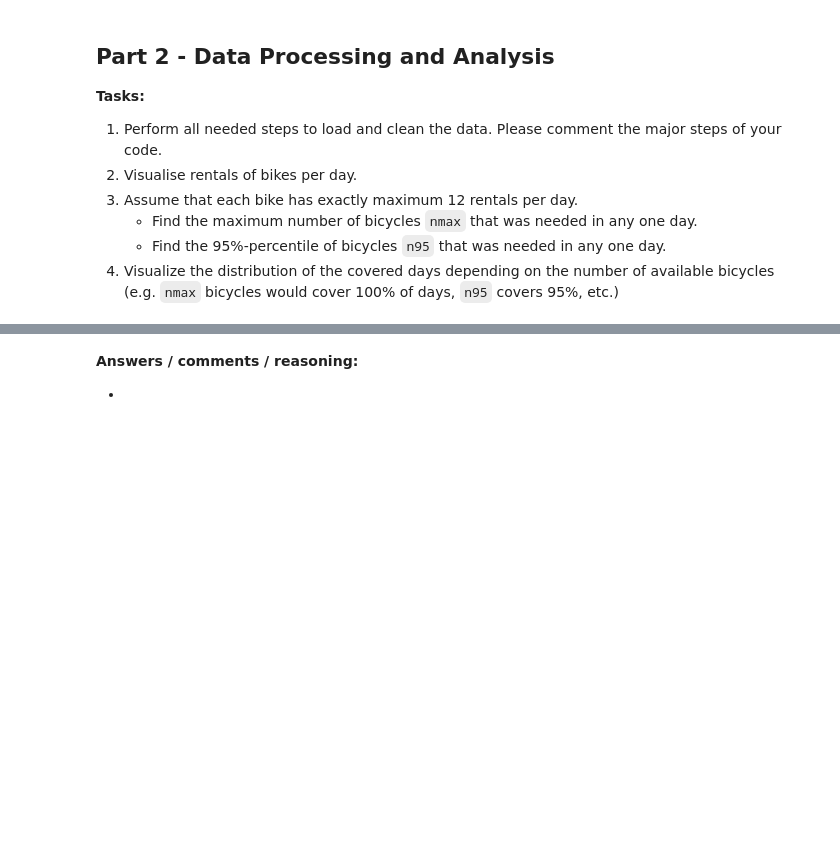
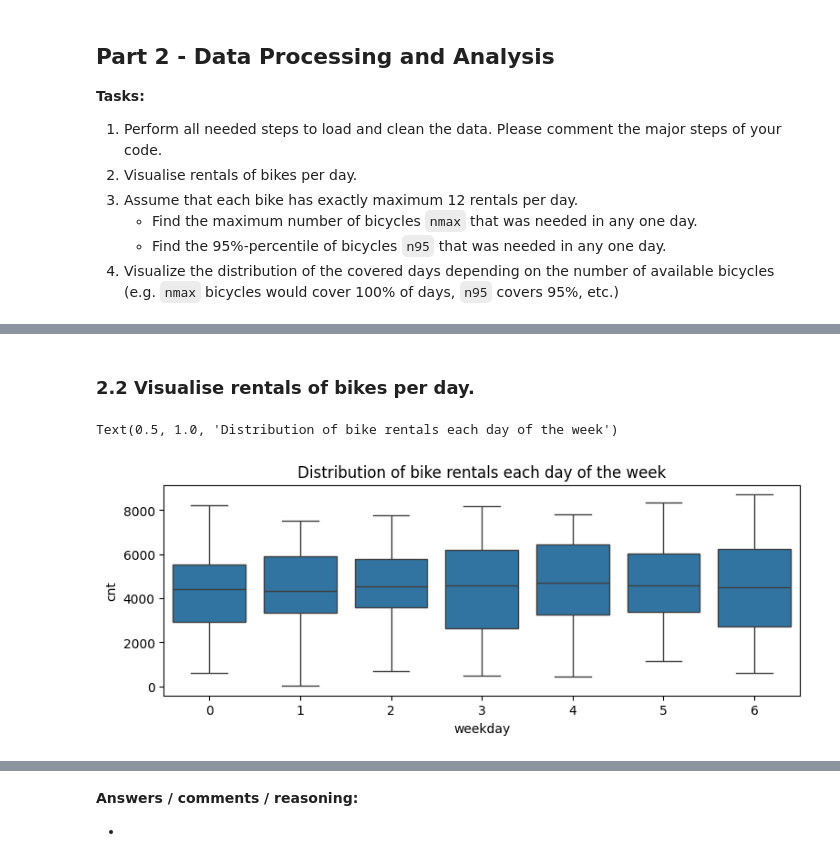
Before and after one commit to carlov93/sixt_challange, a Jupyter notebook: notebooks/SIXT_DataScience_Task202402.ipynb, the cells around one changed output, grey strips where cells are left out. Saved outputs shown, nothing was run; the diff lists cells and outputs as text; code cells hidden in the pictures; blank space fills up the shorter version.

```diff
--- a/notebooks/SIXT_DataScience_Task202402.ipynb
+++ b/notebooks/SIXT_DataScience_Task202402.ipynb
@@ -25,9 +22,6 @@ sys.path.append("../")
 # %%
-import pandas as pd
-import numpy as np
-
 # read raw data
-df_all = pd.read_csv('/data/day.csv')
+df_all = pd.read_csv('./data/day.csv')
 
 # split dataset
 df_last30 = df_all.tail(30)
@@ -50,0 +164,4 @@ FileNotFoundError: [Errno 2] No such file or directory: '/data/day.csv'
+# %%
+# converting discrete variable "season" to bins
+df = pd.get_dummies(df, columns=['season'], dtype=int)
+df.head()
@@ -50,0 +175,9 @@ FileNotFoundError: [Errno 2] No such file or directory: '/data/day.csv'
+# %% [markdown]
+### 2.2 Visualise rentals of bikes per day.
+# %%
+plt.figure(figsize=(9,3))
+sns.boxplot(x='weekday', y='cnt', data=df)
+plt.title('Distribution of bike rentals each day of the week')
+# %% [output]
+Text(0.5, 1.0, 'Distribution of bike rentals each day of the week')
+[figure, added]
```
Also changed, not shown: parts of 50 cells of this notebook.
